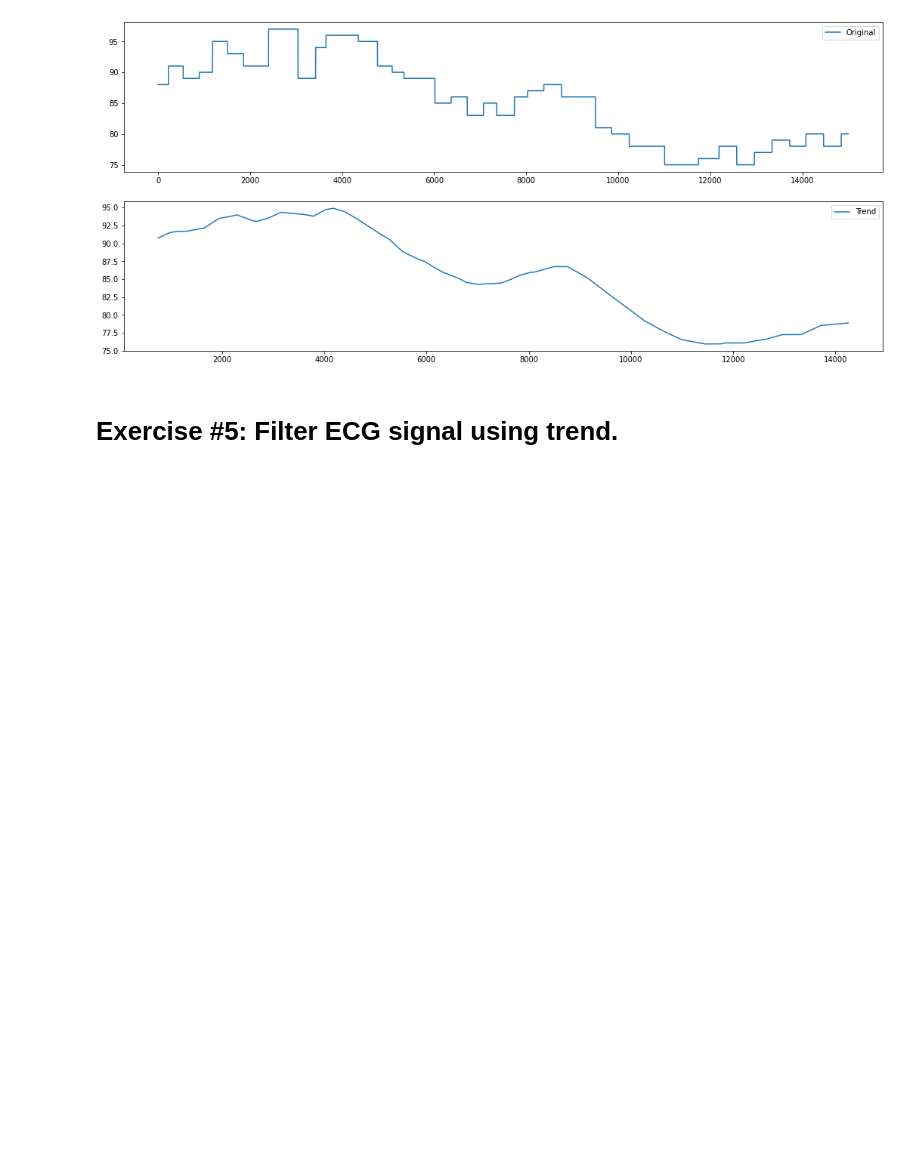
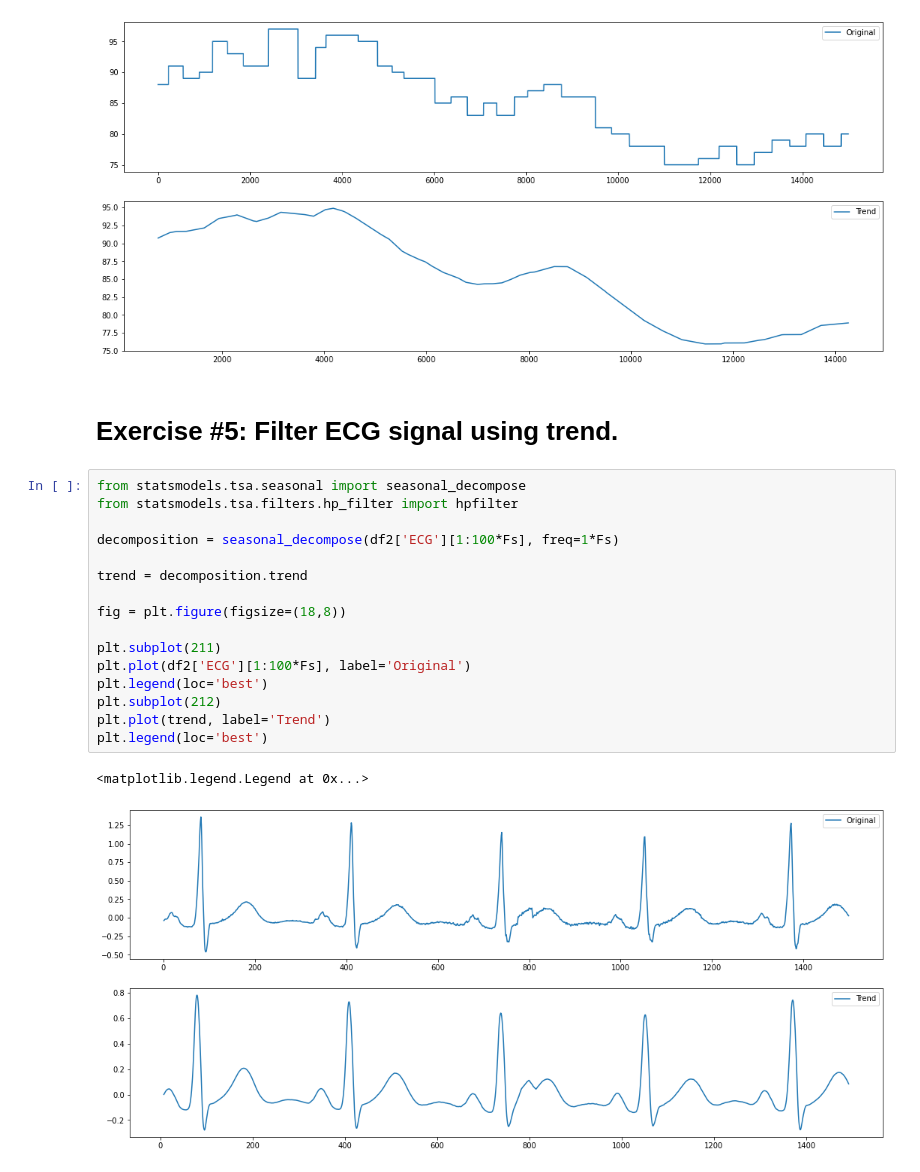
Before and after one commit to Elgendi/Machine-Learning-and-Data-Viz-Workshop, a Jupyter notebook: Visualization_final.ipynb, the cells around one changed output. Drawn from its saved outputs; the diff is of its cells as text; blank space fills up the shorter version.

```diff
--- a/Visualization_final.ipynb
+++ b/Visualization_final.ipynb
@@ -513,3 +507,22 @@ plt.legend(loc='best')
 [figure]
 # %% [markdown]
 # Exercise #5: Filter ECG signal using trend.
+# %%
+from statsmodels.tsa.seasonal import seasonal_decompose
+from statsmodels.tsa.filters.hp_filter import hpfilter
+
+decomposition = seasonal_decompose(df2['ECG'][1:100*Fs], freq=1*Fs)
+
+trend = decomposition.trend
+
+fig = plt.figure(figsize=(18,8))
+
+plt.subplot(211)
+plt.plot(df2['ECG'][1:100*Fs], label='Original')
+plt.legend(loc='best')
+plt.subplot(212)
+plt.plot(trend, label='Trend')
+plt.legend(loc='best')
+# %% [output]
+<matplotlib.legend.Legend at 0x...>
+[figure, added]
```
Also changed, not shown: parts of 13 cells of this notebook.
